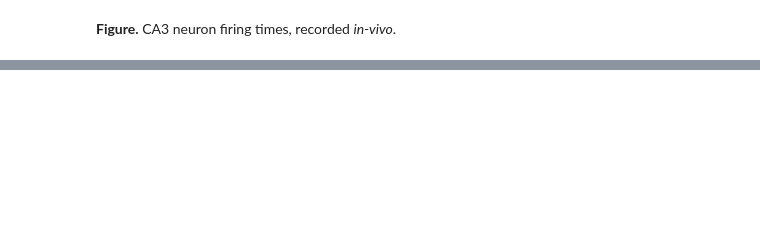
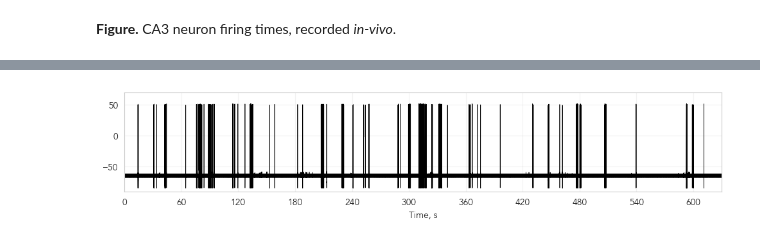
Before and after one commit to kerseviciute/temporal-interference, a Jupyter notebook: final-notebooks/0_in_vivo.ipynb, the cells around one changed output, grey strips where cells are left out. Drawn from its saved outputs; the diff is of its cells as text; code cells hidden in the pictures; blank space fills up the shorter version.

```diff
--- a/final-notebooks/0_in_vivo.ipynb
+++ b/final-notebooks/0_in_vivo.ipynb
@@ -72,0 +93,21 @@ pd.concat(stimuli, axis = 1)
+# %%
+voltage = pd.read_csv(f"{prefix}/voltage.csv", index_col = 0)
+# %%
+plt.figure(figsize = (12, 2))
+
+plt.plot(
+    voltage.Time / 1000,
+    voltage.Voltage,
+    linewidth = 0.5,
+    color = "black"
+)
+
+plt.grid(alpha = 0.25)
+plt.xlim(0, 630)
+plt.xticks(np.arange(0, 630, 60))
+plt.xlabel("Time, s")
+plt.ylim(-90, 70)
+
+plt.show()
+# %% [output]
+[figure, added]
```
Also changed, not shown: parts of 26 cells of this notebook, 20 other files.
